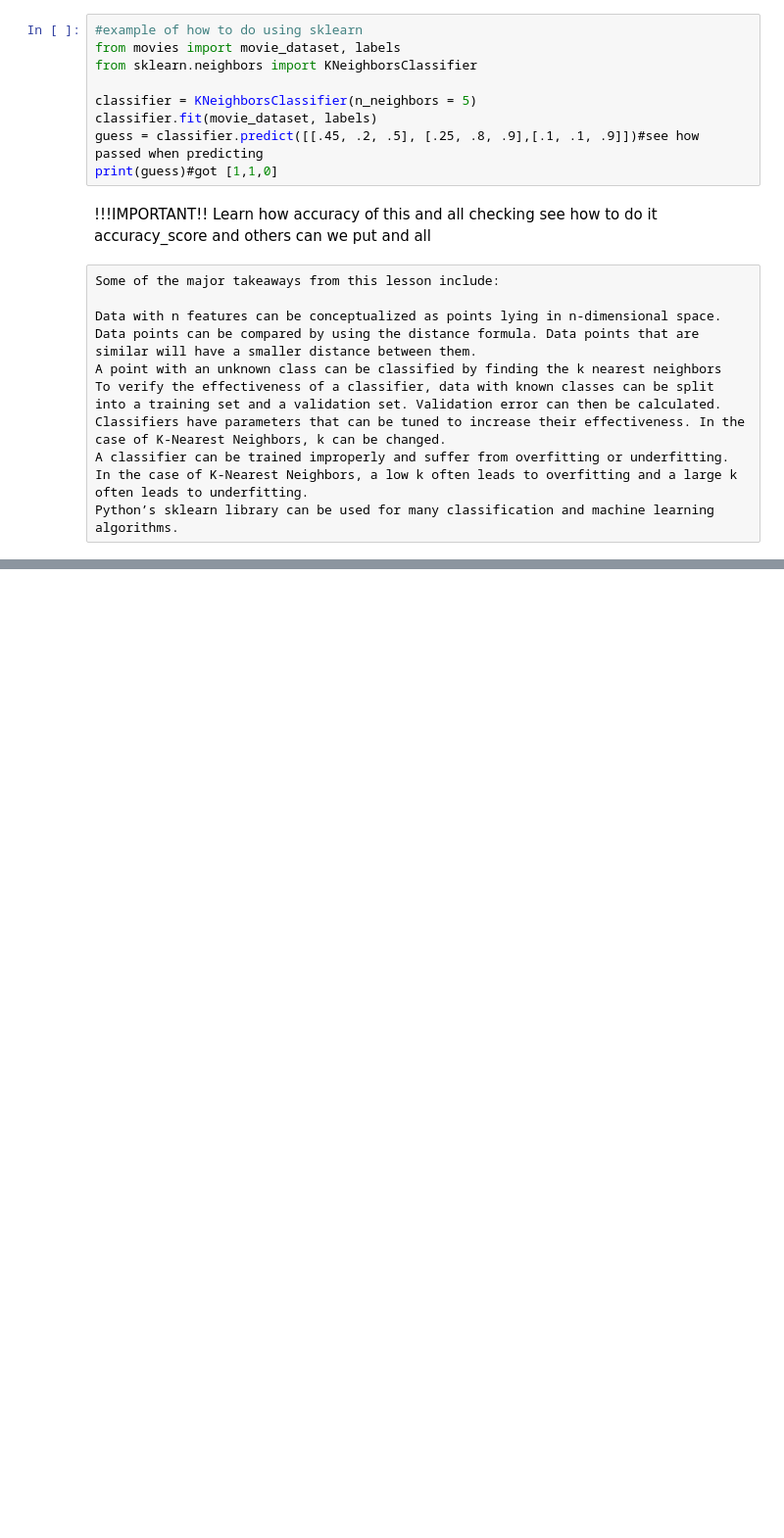
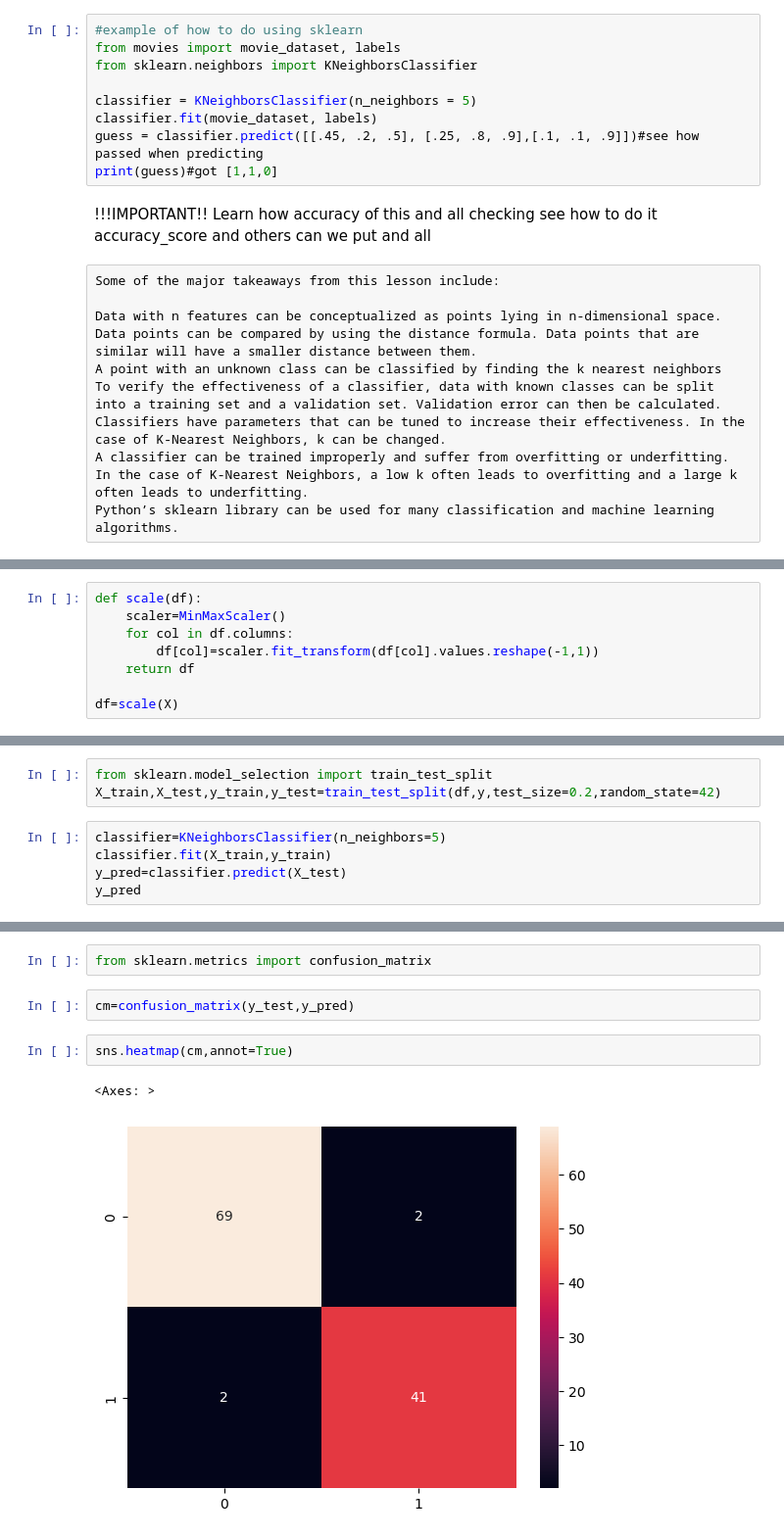
Before and after one commit to Keerthan04/Learning-ML, a Jupyter notebook: Introduction to K-Nearest Neighbours .ipynb, the cells around one changed output, grey strips where cells are left out. Shown at 98% size. Drawn from its saved outputs; the diff is of its cells as text; blank space fills up the shorter version.

```diff
--- a/Introduction to K-Nearest Neighbours .ipynb
+++ b/Introduction to K-Nearest Neighbours .ipynb
@@ -744,0 +853,8 @@ Python’s sklearn library can be used for many classification and machine learn
+# %%
+def scale(df):
+    scaler=MinMaxScaler()
+    for col in df.columns:
+        df[col]=scaler.fit_transform(df[col].values.reshape(-1,1))
+    return df
+
+df=scale(X)
@@ -744,0 +886,8 @@ Python’s sklearn library can be used for many classification and machine learn
+# %%
+from sklearn.model_selection import train_test_split
+X_train,X_test,y_train,y_test=train_test_split(df,y,test_size=0.2,random_state=42)
+# %%
+classifier=KNeighborsClassifier(n_neighbors=5)
+classifier.fit(X_train,y_train)
+y_pred=classifier.predict(X_test)
+y_pred
@@ -744,0 +904,9 @@ Python’s sklearn library can be used for many classification and machine learn
+# %%
+from sklearn.metrics import confusion_matrix
+# %%
+cm=confusion_matrix(y_test,y_pred)
+# %%
+sns.heatmap(cm,annot=True)
+# %% [output]
+<Axes: >
+[figure, added]
```
Also changed, not shown: parts of 17 cells of this notebook.
